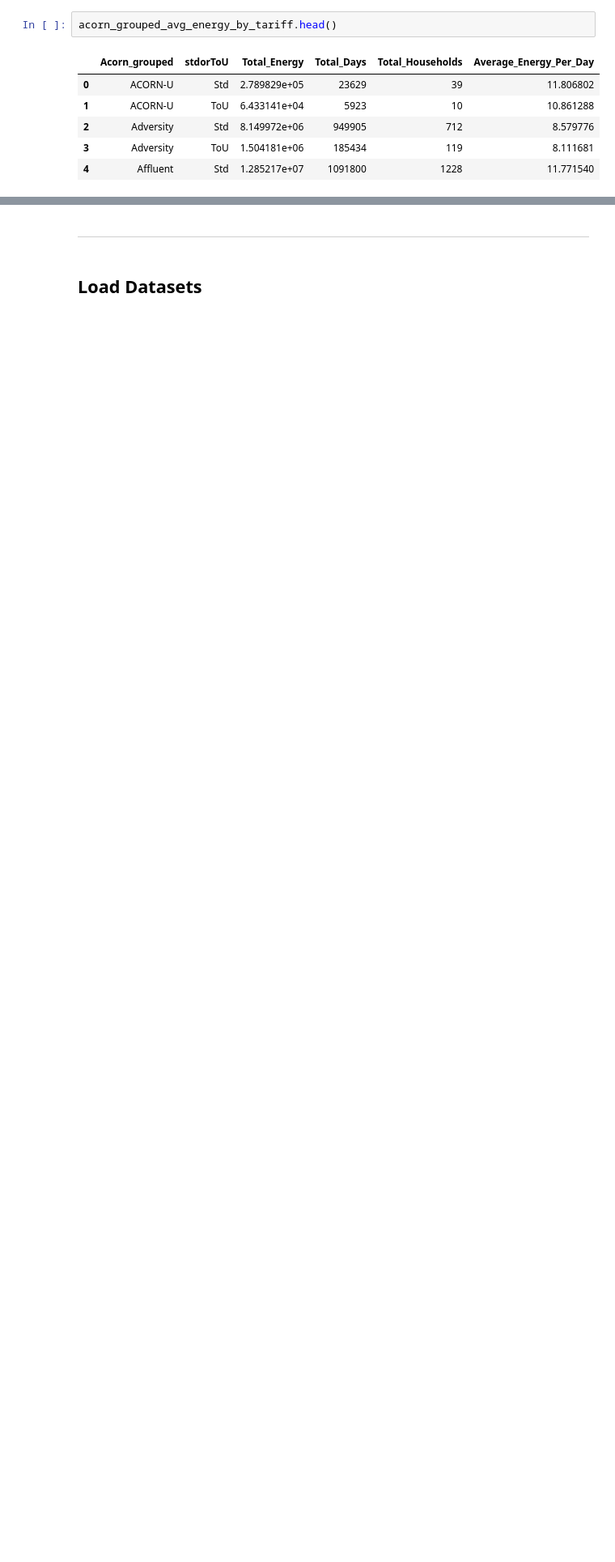
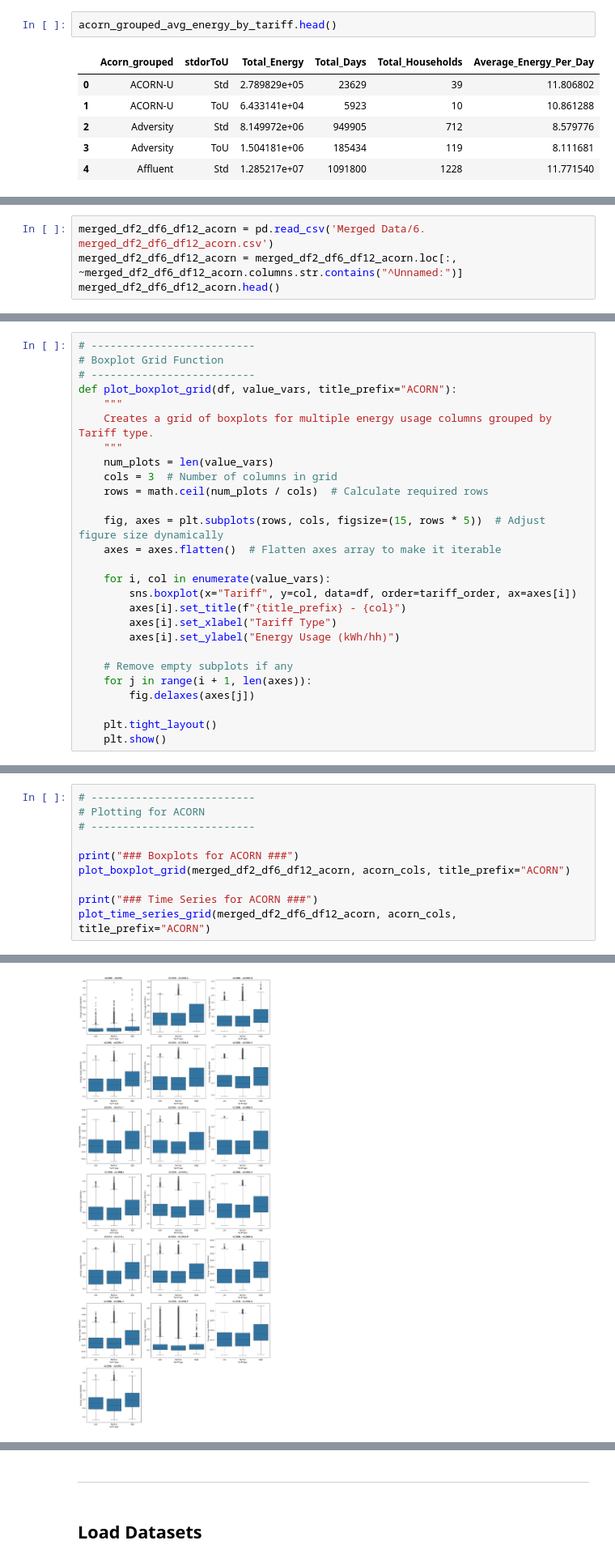
Before and after one commit to shanniekwok/IS459-G1T7, a Jupyter notebook: 2.1 Internal Factors Analysis.ipynb, the cells around one changed output, grey strips where cells are left out. Shown at 81% size. Cells and saved outputs as stored; diff of their text form; blank space fills up the shorter version.

```diff
--- a/2.1 Internal Factors Analysis.ipynb
+++ b/2.1 Internal Factors Analysis.ipynb
@@ -489,0 +636,4 @@ acorn_category_avg_energy_by_tariff.head()
+# %%
+merged_df2_df6_df12_acorn = pd.read_csv('Merged Data/6. merged_df2_df6_df12_acorn.csv')
+merged_df2_df6_df12_acorn = merged_df2_df6_df12_acorn.loc[:, ~merged_df2_df6_df12_acorn.columns.str.contains("^Unnamed:")]
+merged_df2_df6_df12_acorn.head()
@@ -489,0 +674,27 @@ acorn_category_avg_energy_by_tariff.head()
+# %%
+# --------------------------
+# Boxplot Grid Function
+# --------------------------
+def plot_boxplot_grid(df, value_vars, title_prefix="ACORN"):
+    """
+    Creates a grid of boxplots for multiple energy usage columns grouped by Tariff type.
+    """
+    num_plots = len(value_vars)
+    cols = 3  # Number of columns in grid
+    rows = math.ceil(num_plots / cols)  # Calculate required rows
+
+    fig, axes = plt.subplots(rows, cols, figsize=(15, rows * 5))  # Adjust figure size dynamically
+    axes = axes.flatten()  # Flatten axes array to make it iterable
+
+    for i, col in enumerate(value_vars):
+        sns.boxplot(x="Tariff", y=col, data=df, order=tariff_order, ax=axes[i])
+        axes[i].set_title(f"{title_prefix} - {col}")
+        axes[i].set_xlabel("Tariff Type")
+        axes[i].set_ylabel("Energy Usage (kWh/hh)")
+
+    # Remove empty subplots if any
+    for j in range(i + 1, len(axes)):
+        fig.delaxes(axes[j])
+
+    plt.tight_layout()
+    plt.show()
@@ -489,0 +759,11 @@ acorn_category_avg_energy_by_tariff.head()
+# %%
+# --------------------------
+# Plotting for ACORN
+# --------------------------
+
+print("### Boxplots for ACORN ###")
+plot_boxplot_grid(merged_df2_df6_df12_acorn, acorn_cols, title_prefix="ACORN")
+
+print("### Time Series for ACORN ###")
+plot_time_series_grid(merged_df2_df6_df12_acorn, acorn_cols, title_prefix="ACORN")
+# %% [output]
@@ -489,0 +771 @@ acorn_category_avg_energy_by_tariff.head()
+[figure, added]
```
Also changed, not shown: parts of 27 cells of this notebook.
